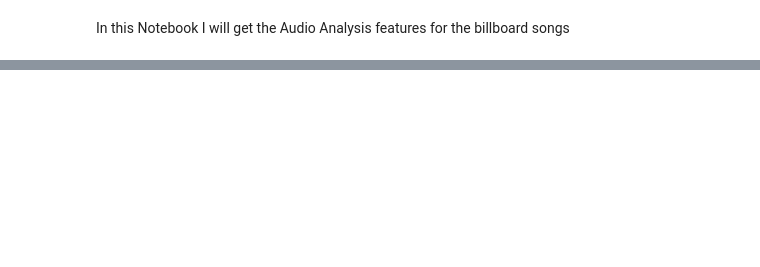
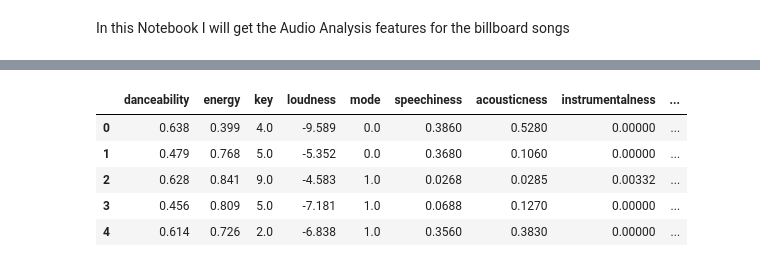
Before and after one commit to zig-zag-96/Springboard, a Jupyter notebook: Capstone 2/Data Wrangling/Datasets/Spotipy - Add Features.ipynb, the cells around one changed output, grey strips where cells are left out. Saved outputs shown, nothing was run; the diff lists cells and outputs as text; code cells hidden in the pictures; blank space fills up the shorter version.

```diff
--- a/Capstone 2/Data Wrangling/Datasets/Spotipy - Add Features.ipynb
+++ b/Capstone 2/Data Wrangling/Datasets/Spotipy - Add Features.ipynb
@@ -59,0 +201,9 @@ sp.audio_features('5c1QJAiC3773EwiZLwHf5x,5eCkuGPZNl4mISFNPgr3Dd')
+# %%
+df1.head()
+# %% [output]
+|  | danceability | energy | key | loudness | mode | speechiness | acousticness | instrumentalness | ... |
+| 0 | 0.638 | 0.399 | 4.0 | -9.589 | 0.0 | 0.3860 | 0.5280 | 0.00000 | ... |
+| 1 | 0.479 | 0.768 | 5.0 | -5.352 | 0.0 | 0.3680 | 0.1060 | 0.00000 | ... |
+| 2 | 0.628 | 0.841 | 9.0 | -4.583 | 1.0 | 0.0268 | 0.0285 | 0.00332 | ... |
+| 3 | 0.456 | 0.809 | 5.0 | -7.181 | 1.0 | 0.0688 | 0.1270 | 0.00000 | ... |
+| 4 | 0.614 | 0.726 | 2.0 | -6.838 | 1.0 | 0.3560 | 0.3830 | 0.00000 | ... |
```
Also changed, not shown: parts of 34 cells of this notebook, 7 other files.
